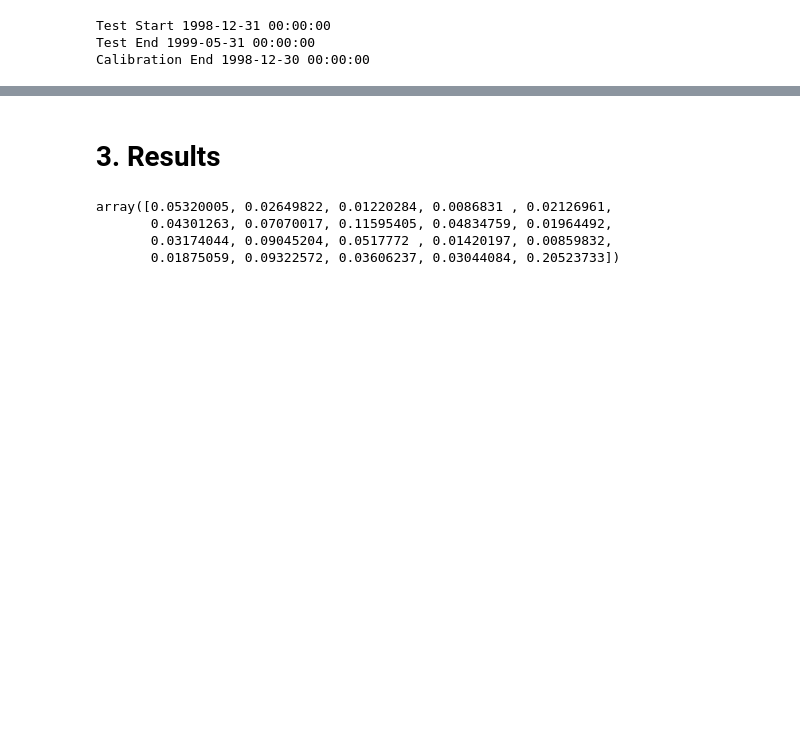
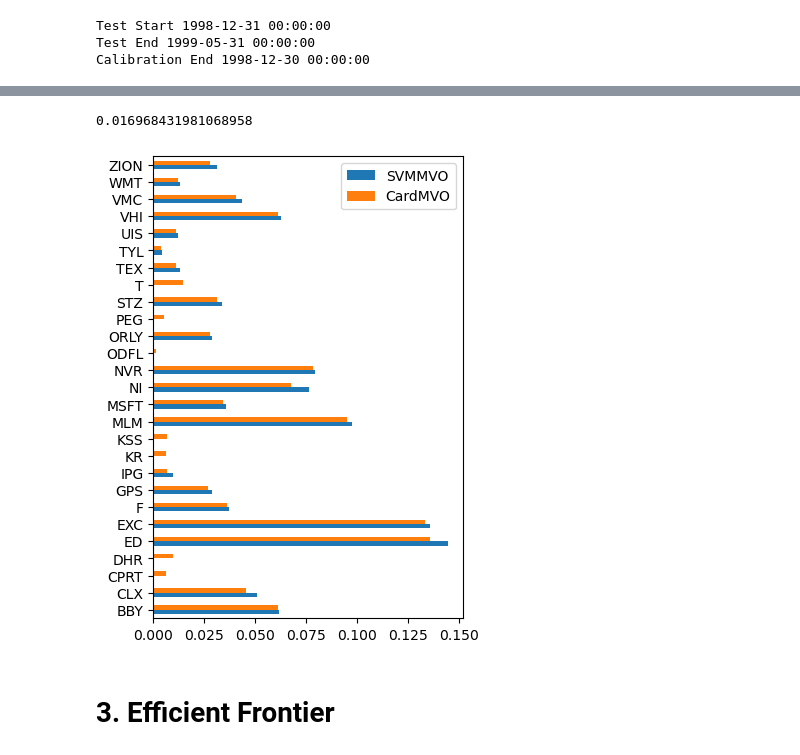
Before and after one commit to davidislip/support_vector_risk_machine, a Jupyter notebook: A single instance.ipynb, the cells around one changed output, grey strips where cells are left out. Cells and saved outputs as stored; diff of their text form; code cells hidden in the pictures; blank space fills up the shorter version.

Commit message:
efficient frontier

```diff
--- a/A single instance.ipynb
+++ b/A single instance.ipynb
@@ -158,20 +158,20 @@ Rebalancing will take place after every loop
 # Strategy = general_strategy(sample_estimator, MVO, NumObs=48)  #the general strategy object takes an estimator function and an optimizer function
 #                                                                #the only constraint is that the estimators outputs are the optimizers inputs
 # investor preferences (static throughout the backtest)
-hyperparam_search = True # True if model has hyperparams
+hyperparam_search = False # True if model has hyperparams
 optimizer = SVMMVO # CardMVO , MVO
 estimator = exponential_weighted_estimator_shrinkage #
-EstNumObs = 700
+EstNumObs = 750
 k = 6*20 #estimation horizon
-alpha= 1 - 0.985 #estimation decay
+alpha= 1 - 0.999 #estimation decay
 return_premium = 1.4 #optimization premium
 
 turnover_constraints = True
 turnover_limit = 0.75 # 0.75, 1, 1.25
-cardinality_ratio = 0.3 #optimization
+cardinality_ratio = 0.5 #optimization
 
 MipGap = 0.05 # for portfolio optimizer
-limit_time = 20 # for portfolio optimizer
+limit_time = 240 # for portfolio optimizer
 
 target_return_strategy = premium_target # for portfolio optimizer to calculate return target
 # mean_target, premium_target, ticker_return_target
@@ -209,7 +209,7 @@ Verbose = True # print statements
 hyperparams = {'C': list(np.geomspace(0.1, 100, 4)), 'epsilon': list(np.geomspace(0.1, 100, 4))} # hyperparams for hyperparam search
 #q_alpha = 0.3187 # alpha for Q(t, a) = (1 - q_alpha) Q(t-1. a) + R(t, a)
 q_alpha = 0.6838
-kappa = 0.05 # 10 % risk/turnover tolerance
+kappa = 0.1 # 10 % risk/turnover tolerance
 
 investor_preferences = {'k':k, # horizon
                         'alpha':alpha, # decay
@@ -252,6 +252,12 @@ Strategy = general_strategy(estimator, optimizer,
 Strategy.extract_estimation_info = populate_exponential_weighted_estimator_shrinkage
 Strategy.extract_optimization_info = populate_kwargs
 
+StrategyCardMVO = general_strategy(estimator, CardMVO,
+                            investor_preferences = investor_preferences)
+
+StrategyCardMVO.extract_estimation_info = populate_exponential_weighted_estimator_shrinkage
+StrategyCardMVO.extract_optimization_info = populate_kwargs
+
 env = environment()
 # see strategy script for different options OLS_RP() #OLS_MVO() #HistoricalMeanVarianceOptimization()
 # %%
@@ -356,9 +373,15 @@ Classification errors  7.380451265037989
+# %%
+StrategyCardMVO.current_results['obj_value']*(1+ kappa)
+# %% [output]
+0.016968431981068958
+# %%
+x_svmmvo = Strategy.current_results['x']
+x_cardmvo = StrategyCardMVO.current_results['x']
+# %%
+portfolios = pd.DataFrame([x_svmmvo, x_cardmvo], columns = tickers, index = ['SVMMVO','CardMVO']).T
+# %%
+portfolios[(portfolios > 0.001).any(axis =1)].plot.barh(figsize = (4, 6));
+# %% [output]
+[figure, added]
 # %% [markdown]
-# 3. Results
+# 3. Efficient Frontier
-# %%
-x[x > 0.001]
-# %% [output]
-array([0.05320005, 0.02649822, 0.01220284, 0.0086831 , 0.02126961,
-       0.04301263, 0.07070017, 0.11595405, 0.04834759, 0.01964492,
-       0.03174044, 0.09045204, 0.0517772 , 0.01420197, 0.00859832,
-       0.01875059, 0.09322572, 0.03606237, 0.03044084, 0.20523733])
```
Also changed, not shown: parts of 13 cells of this notebook, 6 other files.
